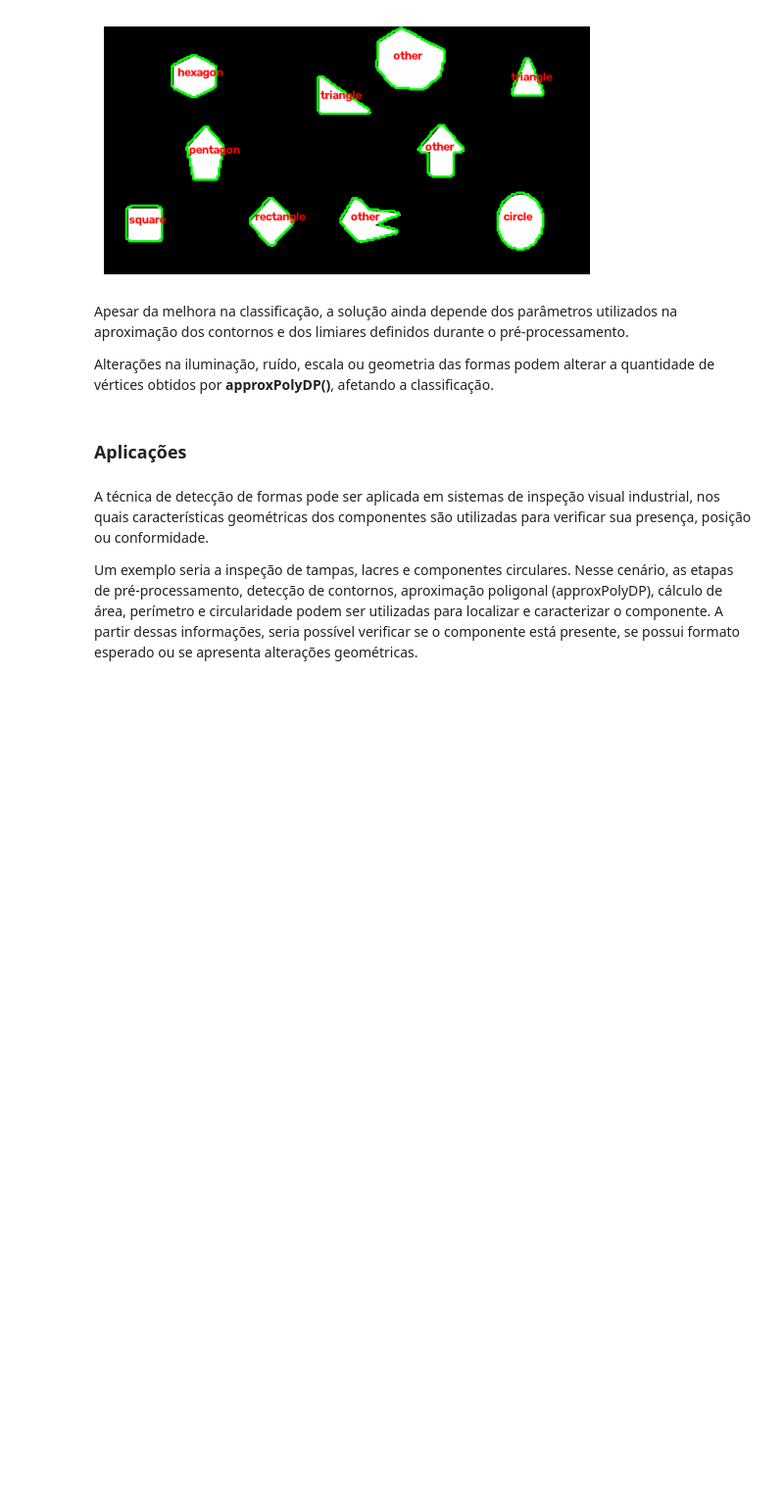
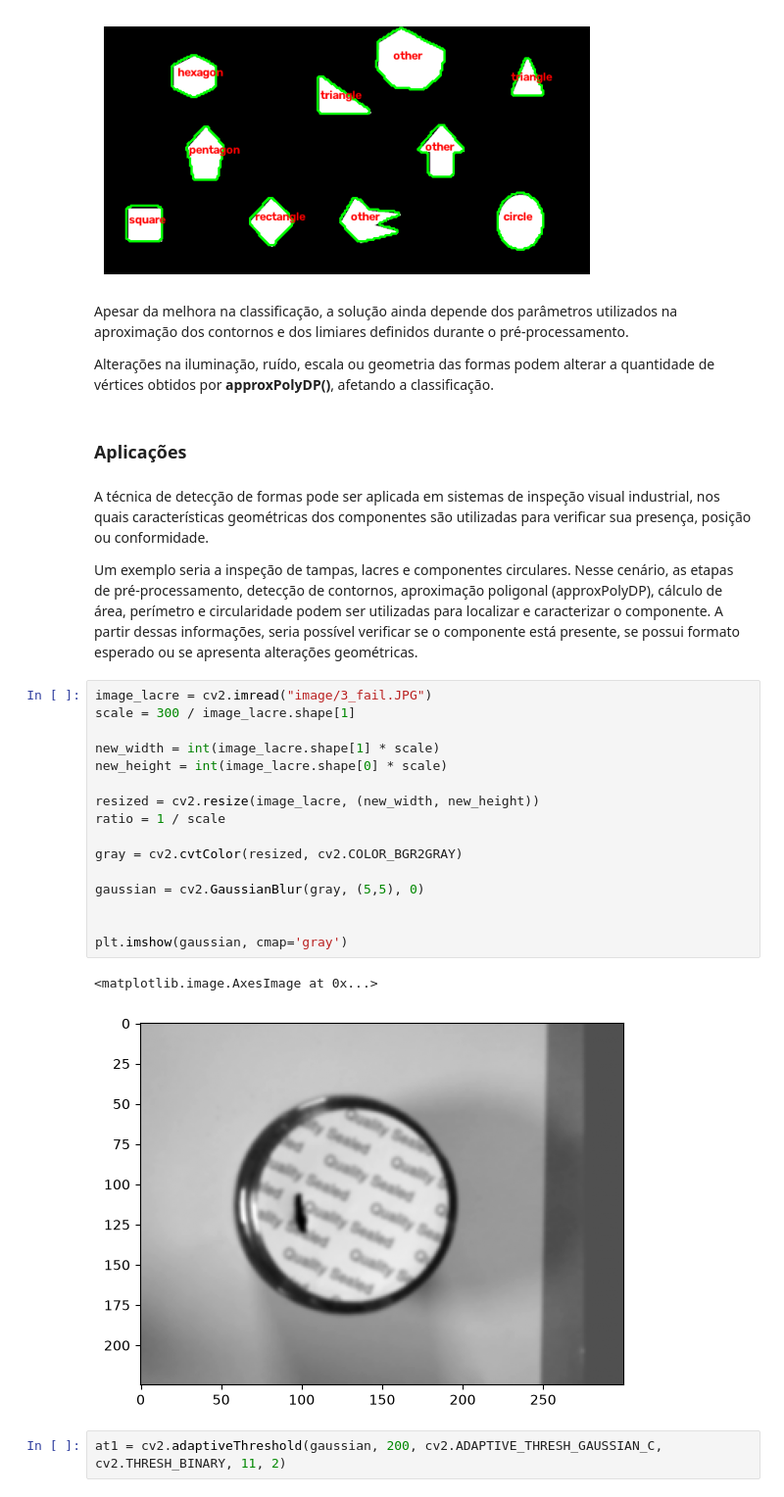
Before and after one commit to gab-rielly/vision-studies, a Jupyter notebook: shape detection.ipynb, the cells around one changed output. Shown at 98% size. Saved outputs shown, nothing was run; the diff lists cells and outputs as text; blank space fills up the shorter version.

```diff
--- a/shape detection.ipynb
+++ b/shape detection.ipynb
@@ -387,3 +387,24 @@ Alterações na iluminação, ruído, escala ou geometria das formas podem alter
 A técnica de detecção de formas pode ser aplicada em sistemas de inspeção visual industrial, nos quais características geométricas dos componentes são utilizadas para verificar sua presença, posição ou conformidade.
 
 Um exemplo seria a inspeção de tampas, lacres e componentes circulares. Nesse cenário, as etapas de pré-processamento, detecção de contornos, aproximação poligonal (approxPolyDP), cálculo de área, perímetro e circularidade podem ser utilizadas para localizar e caracterizar o componente. A partir dessas informações, seria possível verificar se o componente está presente, se possui formato esperado ou se apresenta alterações geométricas.
+# %%
+image_lacre = cv2.imread("image/3_fail.JPG")
+scale = 300 / image_lacre.shape[1]
+
+new_width = int(image_lacre.shape[1] * scale)
+new_height = int(image_lacre.shape[0] * scale)
+
+resized = cv2.resize(image_lacre, (new_width, new_height))
+ratio = 1 / scale
+
+gray = cv2.cvtColor(resized, cv2.COLOR_BGR2GRAY)
+
+gaussian = cv2.GaussianBlur(gray, (5,5), 0)
+
+
+plt.imshow(gaussian, cmap='gray')
+# %% [output]
+<matplotlib.image.AxesImage at 0x...>
+[figure, added]
+# %%
+at1 = cv2.adaptiveThreshold(gaussian, 200, cv2.ADAPTIVE_THRESH_GAUSSIAN_C, cv2.THRESH_BINARY, 11, 2)
```
Also changed, not shown: parts of 6 cells of this notebook, 1 other file.
